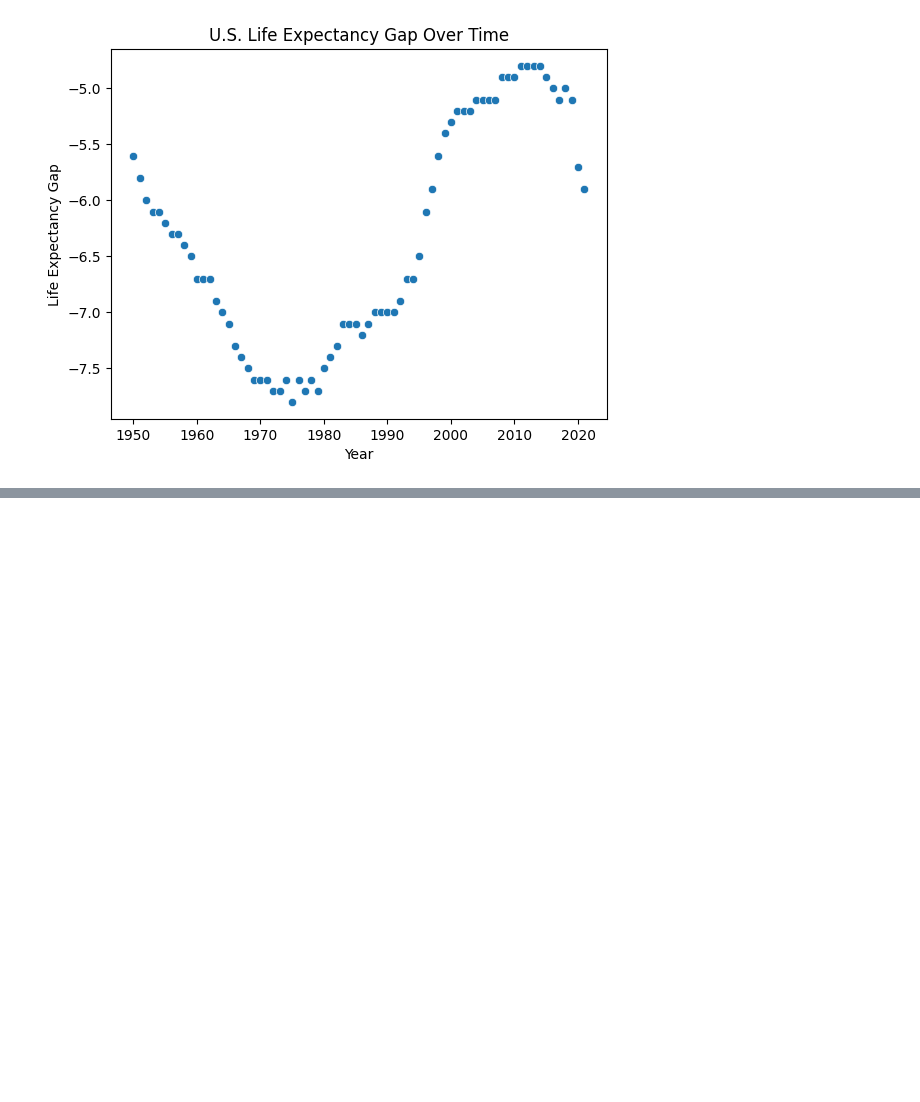
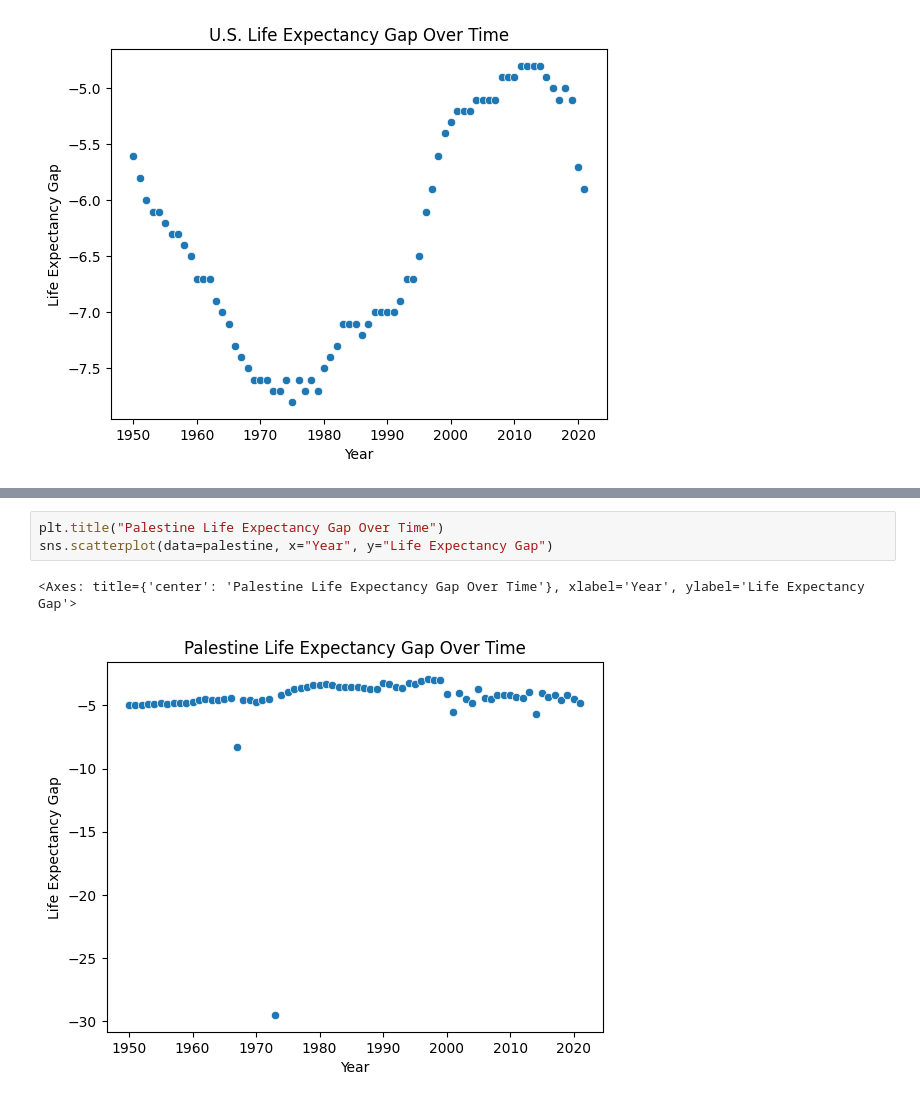
Before and after one commit to sho7328/Data-Analysis, a Jupyter notebook: dataanalysis.ipynb, the cells around one changed output, grey strips where cells are left out. Saved outputs shown, nothing was run; the diff lists cells and outputs as text; blank space fills up the shorter version.

```diff
--- a/dataanalysis.ipynb
+++ b/dataanalysis.ipynb
@@ -140,0 +162,6 @@ sns.scatterplot(data=us_life_expectancy, x="Year", y="Life Expectancy Gap")
+# %%
+plt.title("Palestine Life Expectancy Gap Over Time")
+sns.scatterplot(data=palestine, x="Year", y="Life Expectancy Gap")
+# %% [output]
+<Axes: title={'center': 'Palestine Life Expectancy Gap Over Time'}, xlabel='Year', ylabel='Life Expectancy Gap'>
+[figure, added]
```
Also changed, not shown: parts of 23 cells of this notebook.
